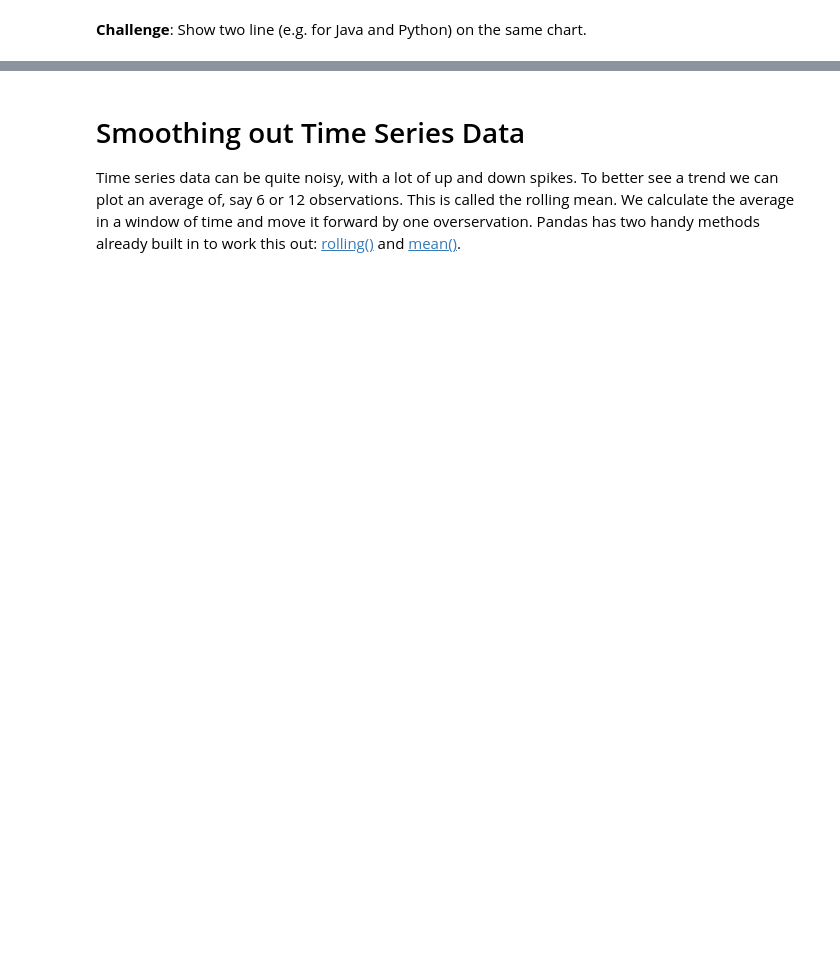
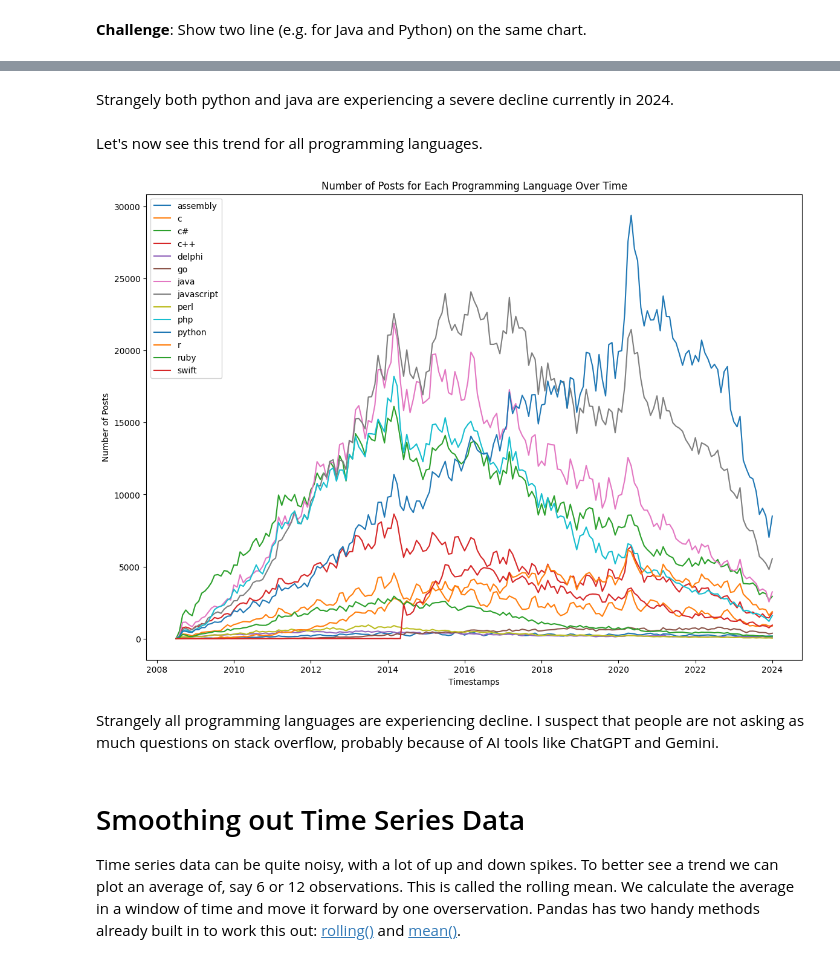
Before and after one commit to M-Awwab-Khan/popularity-of-programming-languages, a Jupyter notebook: Programming_Languages_(start).ipynb, the cells around one changed output, grey strips where cells are left out. Drawn from its saved outputs; the diff is of its cells as text; code cells hidden in the pictures; blank space fills up the shorter version.

```diff
--- a/Programming_Languages_(start).ipynb
+++ b/Programming_Languages_(start).ipynb
@@ -207,3 +227,31 @@ reshaped_df.head()
+# %% [markdown]
+Strangely both python and java are experiencing a severe decline currently in 2024.
+# %% [markdown]
+Let's now see this trend for all programming languages.
+# %%
+# Extract the list of programming languages
+languages = reshaped_df.columns.tolist()
+plt.figure(figsize=(14,10))
+# Plot each programming language on a separate line with different colors
+for language in languages:
+    plt.plot(reshaped_df.index, reshaped_df[language], label=language)
+
+# Add legend to the plot
+plt.legend()
+
+# Set labels for x and y axes
+plt.xlabel('Timestamps')
+plt.ylabel('Number of Posts')
+
+# Set a title for the plot
+plt.title('Number of Posts for Each Programming Language Over Time')
+
+# Show the plot
+plt.show()
+# %% [output]
+[figure, added]
+# %% [markdown]
+Strangely all programming languages are experiencing decline. I suspect that people are not asking as much questions on stack overflow, probably because of AI tools like ChatGPT and Gemini.
 # %% [markdown]
 # Smoothing out Time Series Data
 
```
Also changed, not shown: parts of 6 cells of this notebook.
